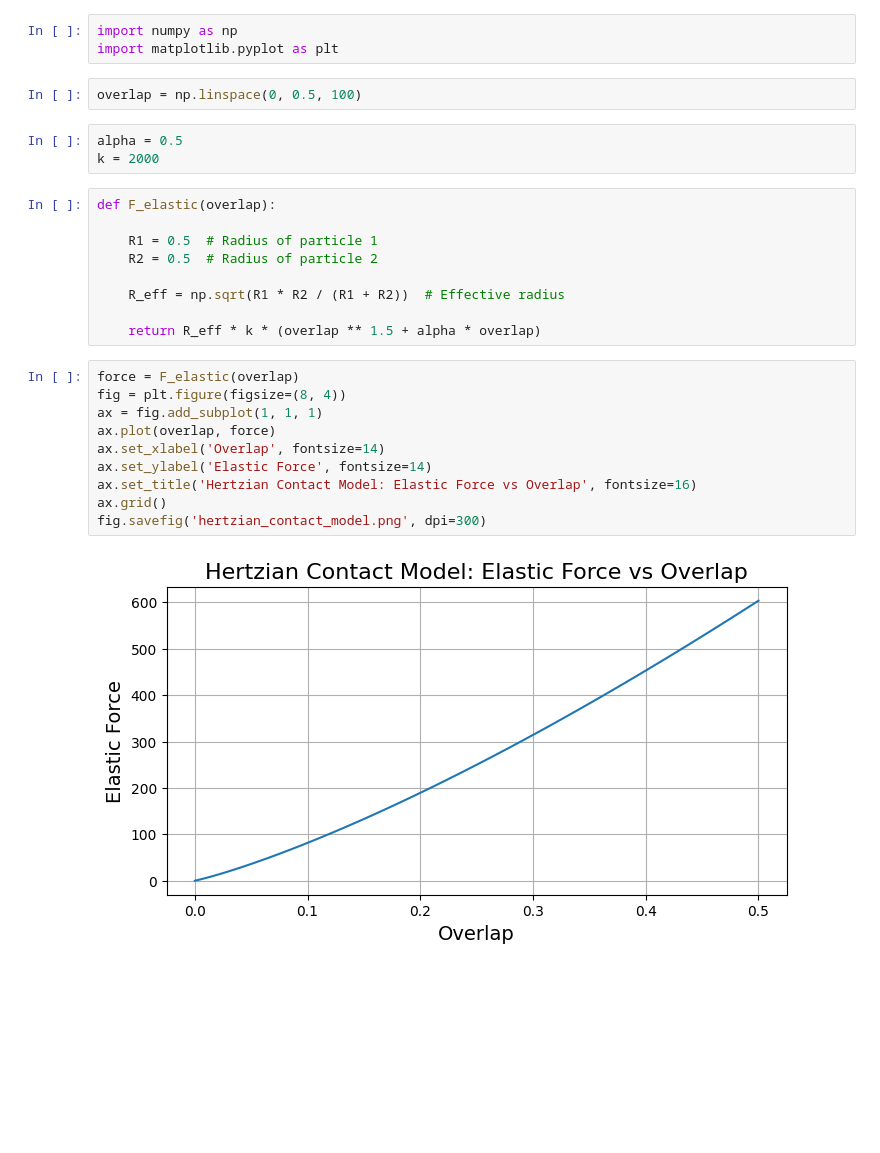
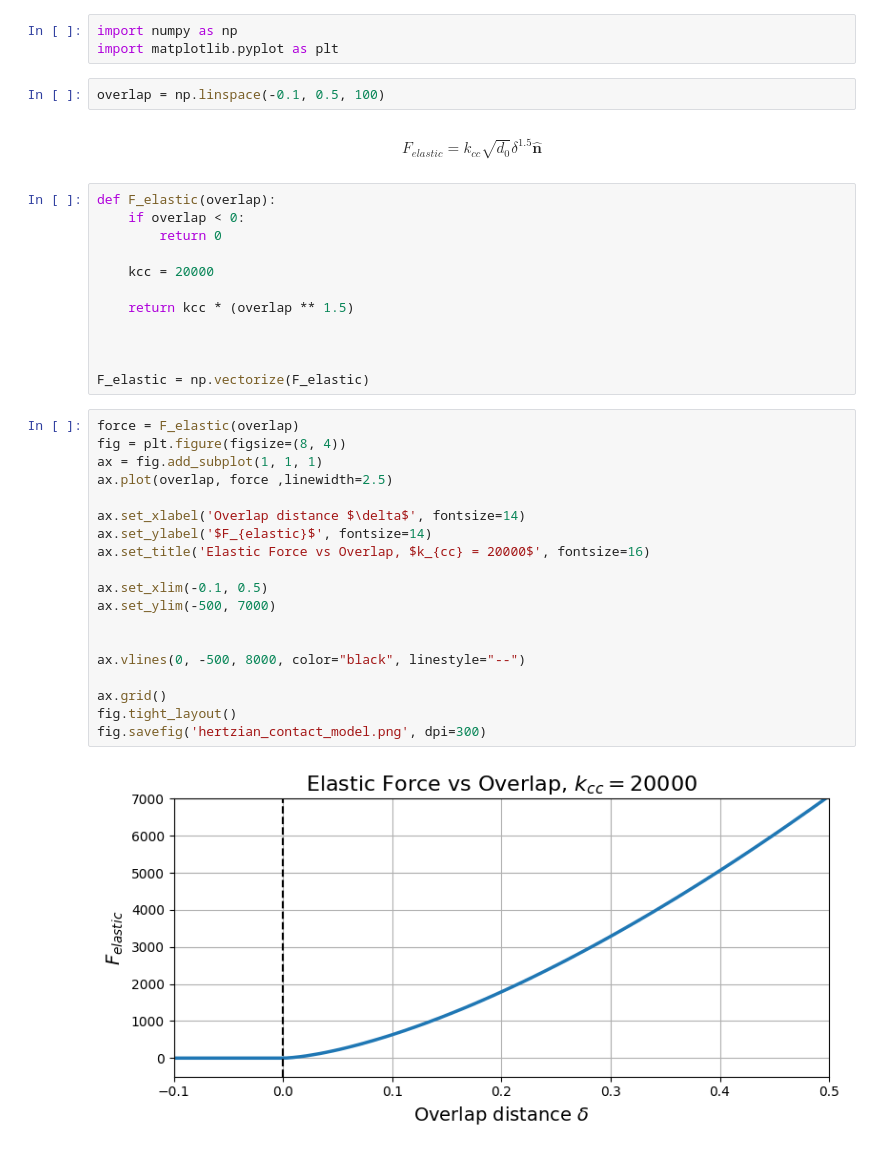
Before and after one commit to ManuelLerchner/ProliferatingCellCollectives-IDP, a Jupyter notebook: analysis/plot_hertzian.ipynb, the cells around one changed output. Cells and saved outputs as stored; diff of their text form; blank space fills up the shorter version.

```diff
--- a/analysis/plot_hertzian.ipynb
+++ b/analysis/plot_hertzian.ipynb
@@ -2,28 +2,39 @@
 import numpy as np
 import matplotlib.pyplot as plt
 # %%
-overlap = np.linspace(0, 0.5, 100)
+overlap = np.linspace(-0.1, 0.5, 100)
-# %%
-alpha = 0.5
-k = 2000
+# %% [markdown]
+$$F_{elastic} =k_{cc} \sqrt{d_0} \delta^{1.5} \hat{\mathbf{n}}$$
 # %%
 def F_elastic(overlap):
+    if overlap < 0:
+        return 0
 
-    R1 = 0.5  # Radius of particle 1
-    R2 = 0.5  # Radius of particle 2
+    kcc = 20000
 
-    R_eff = np.sqrt(R1 * R2 / (R1 + R2))  # Effective radius
+    return kcc * (overlap ** 1.5)
 
-    return R_eff * k * (overlap ** 1.5 + alpha * overlap)
+
+
+F_elastic = np.vectorize(F_elastic)
 # %%
 force = F_elastic(overlap)
 fig = plt.figure(figsize=(8, 4))
 ax = fig.add_subplot(1, 1, 1)
-ax.plot(overlap, force)
-ax.set_xlabel('Overlap', fontsize=14)
-ax.set_ylabel('Elastic Force', fontsize=14)
-ax.set_title('Hertzian Contact Model: Elastic Force vs Overlap', fontsize=16)
+ax.plot(overlap, force ,linewidth=2.5)
+
+ax.set_xlabel('Overlap distance $\delta$', fontsize=14)
+ax.set_ylabel('$F_{elastic}$', fontsize=14)
+ax.set_title('Elastic Force vs Overlap, $k_{cc} = 20000$', fontsize=16)
+
+ax.set_xlim(-0.1, 0.5)
+ax.set_ylim(-500, 7000)
+
+
+ax.vlines(0, -500, 8000, color="black", linestyle="--")
+
 ax.grid()
+fig.tight_layout()
 fig.savefig('hertzian_contact_model.png', dpi=300)
 # %% [output]
-[figure, old version]
+[figure, new version]
```
Also changed, not shown: 13 other files.
